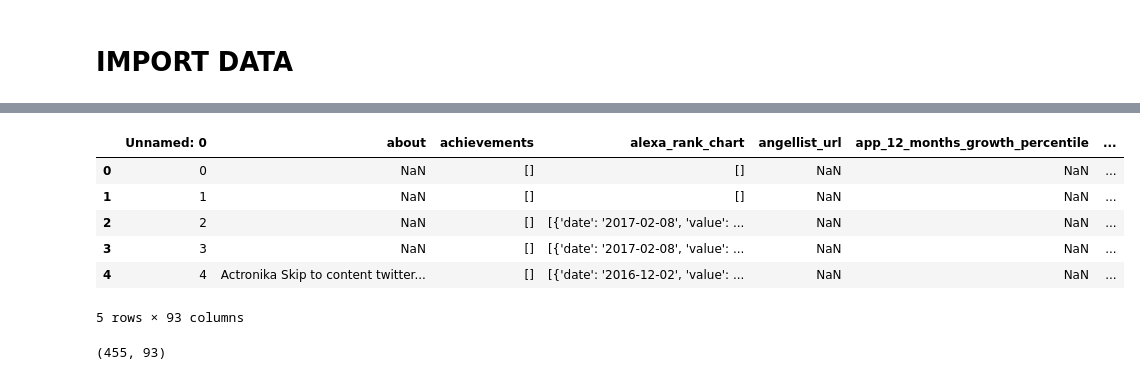
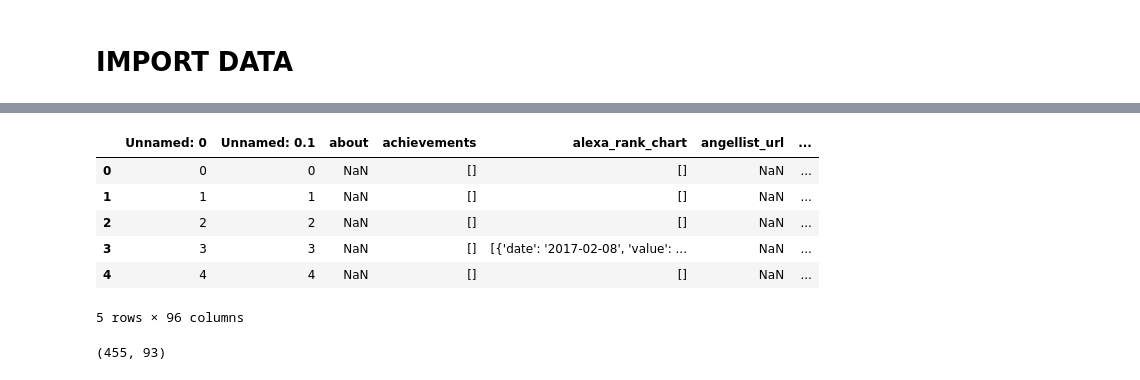
Before and after one commit to nrslt/Demo_bpifrance_deeptech_analysis, a Jupyter notebook: notebooks/antoine_test_features.ipynb, the cells around one changed output, grey strips where cells are left out. Saved outputs shown, nothing was run; the diff lists cells and outputs as text; code cells hidden in the pictures.

Commit message:
notebook analysis and base_df dataframe

```diff
--- a/notebooks/antoine_test_features.ipynb
+++ b/notebooks/antoine_test_features.ipynb
@@ -11,16 +8,16 @@ from bpideep.getdata import getfulldata
 import pandas as pd
 import ast
 # %%
-data = pd.read_csv('../bpideep/data/deeptech_df.csv')
+data = pd.read_csv('../bpideep/rawdata/complete_df.csv')
 data.head()
 # %% [output]
-|  | Unnamed: 0 | about | achievements | alexa_rank_chart | angellist_url | app_12_months_growth_percentile | ... |
-| 0 | 0 | NaN | [] | [] | NaN | NaN | ... |
-| 1 | 1 | NaN | [] | [] | NaN | NaN | ... |
-| 2 | 2 | NaN | [] | [{'date': '2017-02-08', 'value': ... | NaN | NaN | ... |
-| 3 | 3 | NaN | [] | [{'date': '2017-02-08', 'value': ... | NaN | NaN | ... |
-| 4 | 4 | Actronika Skip to content twitter... | [] | [{'date': '2016-12-02', 'value': ... | NaN | NaN | ... |
+|  | Unnamed: 0 | Unnamed: 0.1 | about | achievements | alexa_rank_chart | angellist_url | ... |
+| 0 | 0 | 0 | NaN | [] | [] | NaN | ... |
+| 1 | 1 | 1 | NaN | [] | [] | NaN | ... |
+| 2 | 2 | 2 | NaN | [] | [] | NaN | ... |
+| 3 | 3 | 3 | NaN | [] | [{'date': '2017-02-08', 'value': ... | NaN | ... |
+| 4 | 4 | 4 | NaN | [] | [] | NaN | ... |
-5 rows × 93 columns
+5 rows × 96 columns
 # %%
 data.shape
 # %% [output]
```
Also changed, not shown: parts of 3 cells of this notebook, 3 other files.
